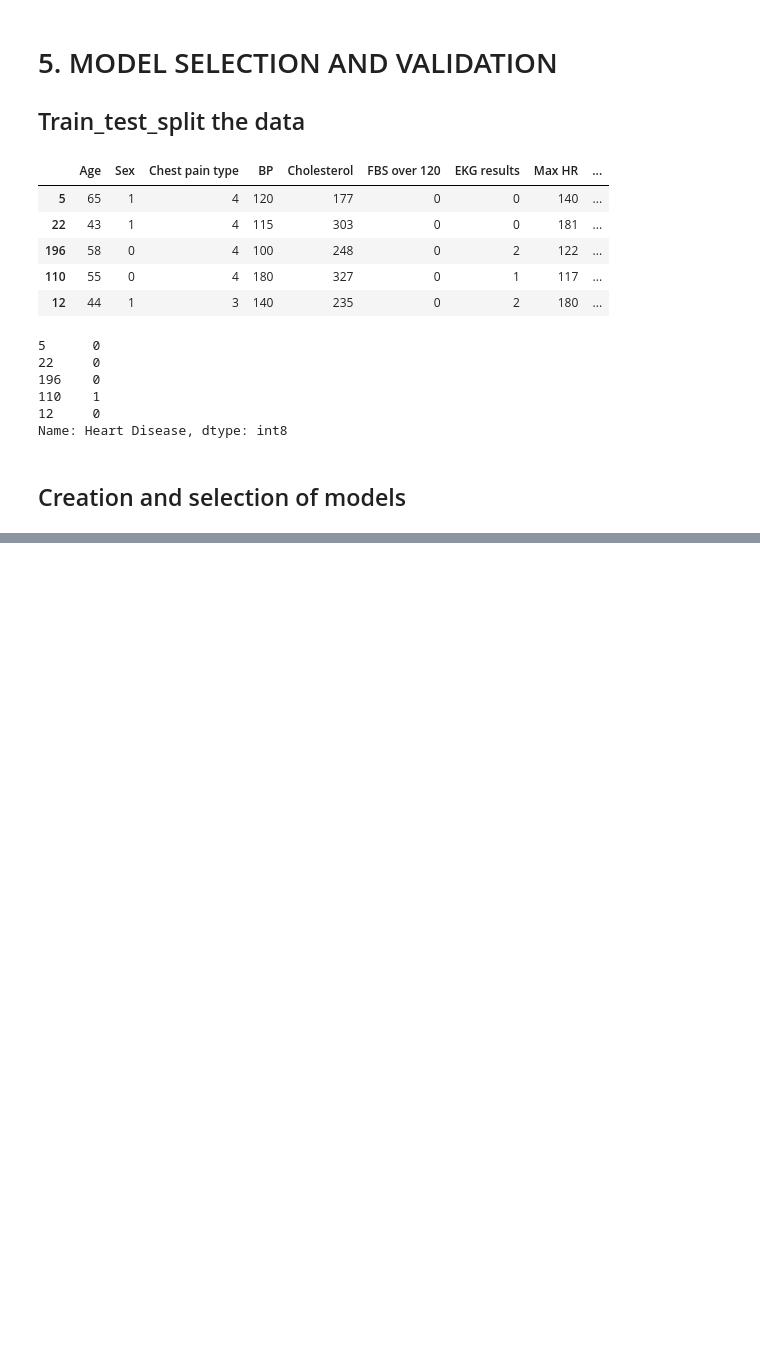
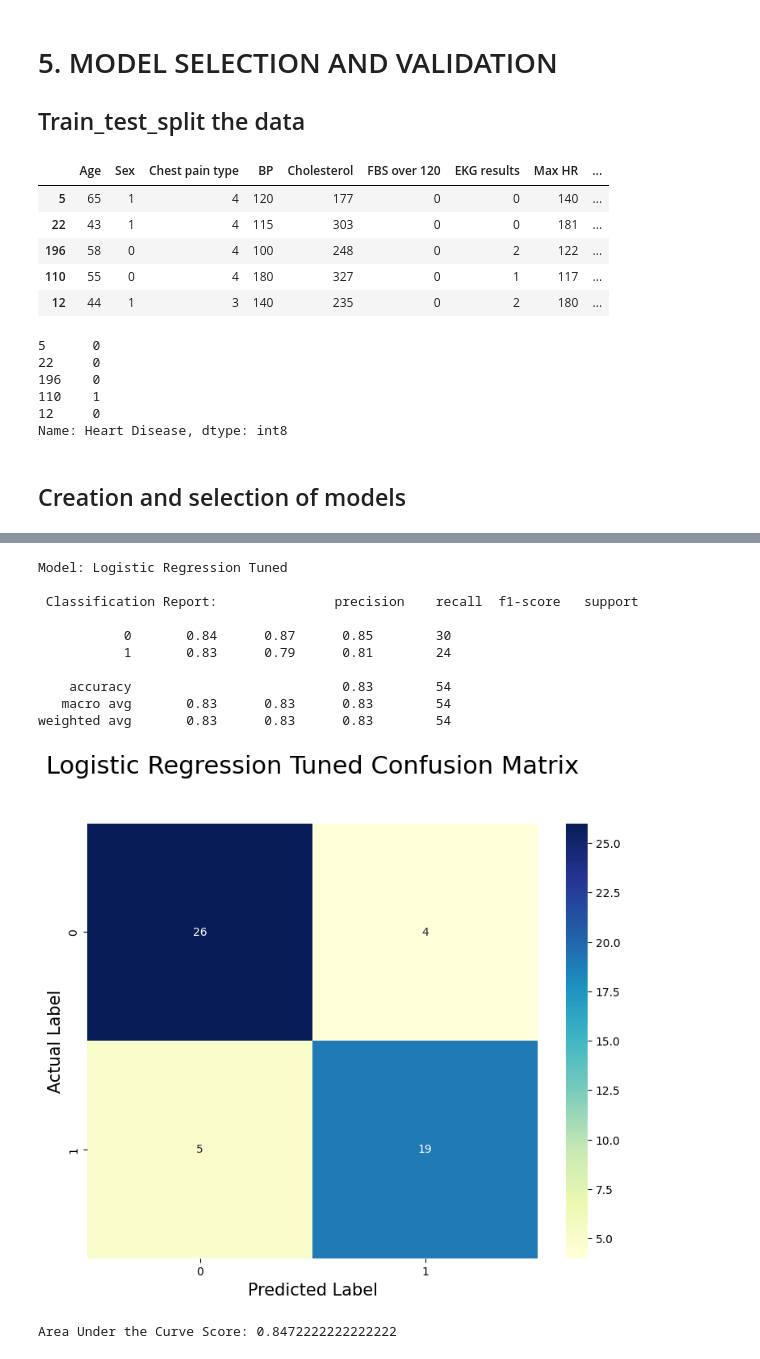
Before and after one commit to King-georges/Heart_Disease_Prediction_Project, a Jupyter notebook: Final_Heart_Disease_Prediction.ipynb, the cells around one changed output, grey strips where cells are left out. Drawn from its saved outputs; the diff is of its cells as text; code cells hidden in the pictures; blank space fills up the shorter version.

```diff
--- a/Final_Heart_Disease_Prediction.ipynb
+++ b/Final_Heart_Disease_Prediction.ipynb
@@ -399,0 +405,8 @@ Random Forests: 0.7777777777777778
+# %%
+log_reg = LogisticRegression()
+params = {"penalty": ['l2'], "C": [0.001, 0.01, 0.1, 1, 10, 100, 1000],
+                  "solver": ['newton-cg', 'lbfgs', 'liblinear', 'sag', 'saga']}
+grid_search = GridSearchCV(log_reg, params)
+grid_search.fit(x_train, y_train)
+
+grid_search.best_estimator_
@@ -399,0 +432,4 @@ Random Forests: 0.7777777777777778
+# %%
+log_reg_tuned = LogisticRegression(C = 10)
+# %%
+log_reg_tuned.fit(x_train, y_train)
@@ -399,0 +445,37 @@ Random Forests: 0.7777777777777778
+# %%
+def model_evaluation(model, x, y, model_name):
+    y_predict = model.predict(x)
+    print(f'Model: {model_name} \n \n Classification Report: {classification_report(y, y_predict)}')
+
+    cnf_matrix = confusion_matrix(y, y_predict)
+
+    class_names = [0, 1]
+    tick_marks = np.arange(len(class_names))
+    plt.figure(figsize = (9, 7))
+
+    sns.heatmap(pd.DataFrame(cnf_matrix), annot = True, cmap = "YlGnBu", fmt = 'g')
+
+    plt.title(f'{model_name} Confusion Matrix', y = 1.1, fontsize = 22)
+    plt.ylabel('Actual Label', fontsize = 15)
+    plt.xlabel('Predicted Label', fontsize = 15)
+# %%
+model_evaluation(log_reg_tuned, x_test, y_test, model_name = 'Logistic Regression Tuned')
+# %% [output]
+Model: Logistic Regression Tuned
+
+ Classification Report:               precision    recall  f1-score   support
+
+           0       0.84      0.87      0.85        30
+           1       0.83      0.79      0.81        24
+
+    accuracy                           0.83        54
+   macro avg       0.83      0.83      0.83        54
+weighted avg       0.83      0.83      0.83        54
+[figure, added]
+# %%
+from sklearn.metrics import roc_auc_score, roc_curve
+
+y_pred_prob = log_reg_tuned.predict_proba(x_test)[:, 1]
+print(f'Area Under the Curve Score: {roc_auc_score(y_test, y_pred_prob)}')
+# %% [output]
+Area Under the Curve Score: 0.8472222222222222
```
Also changed, not shown: parts of 6 cells of this notebook.
